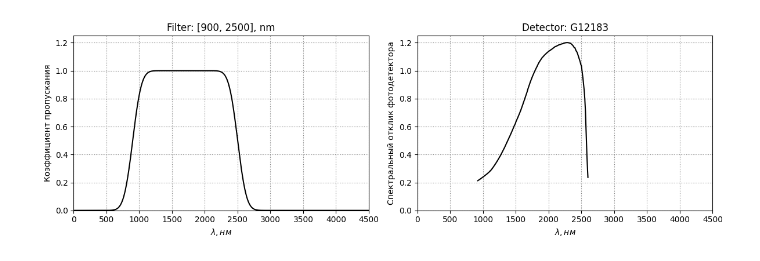
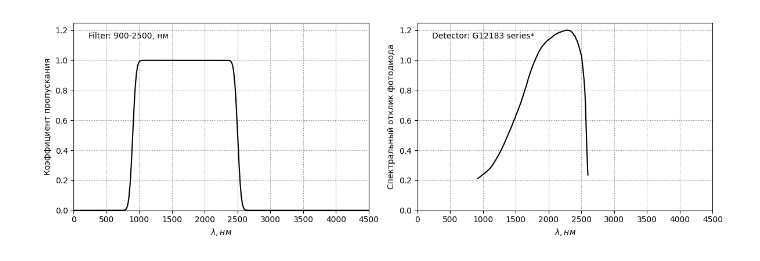
Before and after one commit to Exinker/optical-pyrometer, a Jupyter notebook: app.ipynb, the cells around one changed output. Saved outputs shown, nothing was run; the diff lists cells and outputs as text; code cells hidden in the pictures.

```diff
--- a/app.ipynb
+++ b/app.ipynb
@@ -12,24 +15,28 @@ from core.radiation import RadiationDensity, show_radiation_density, show_irradi
 import warnings
 warnings.filterwarnings('ignore')
 # %%
-temperature_range = (400, 1250)  # in celsius
+temperature_range = (400, 2800)  # in celsius
 filter = Filter(
     span=(900, 2500),
-    edge=250,
+    edge=100,
 )
 detector = Detector.G12183
+adc = ADC(
+    resolution=18,
+    log=False,
+)
 # %%
 fig, ax = plt.subplots(ncols=2, figsize=(12, 4), tight_layout=True)
 
 for i, item in enumerate([filter, detector]):
-    item.show(info='title', ax=ax[i])
+    item.show(info='text', ax=ax[i])
 
-filepath = os.path.join('.', 'report', 'spectral-response.png')
+filepath = os.path.join('.', 'report', 'img', 'spectral-response.png')
 plt.savefig(filepath)
 
 plt.show()
 # %% [output]
-[figure, old version]
+[figure, new version]
 # %%
 fig, ax = plt.subplots(ncols=2, figsize=(12, 4), tight_layout=True)
 
```
Also changed, not shown: parts of 6 cells of this notebook, 7 other files.
